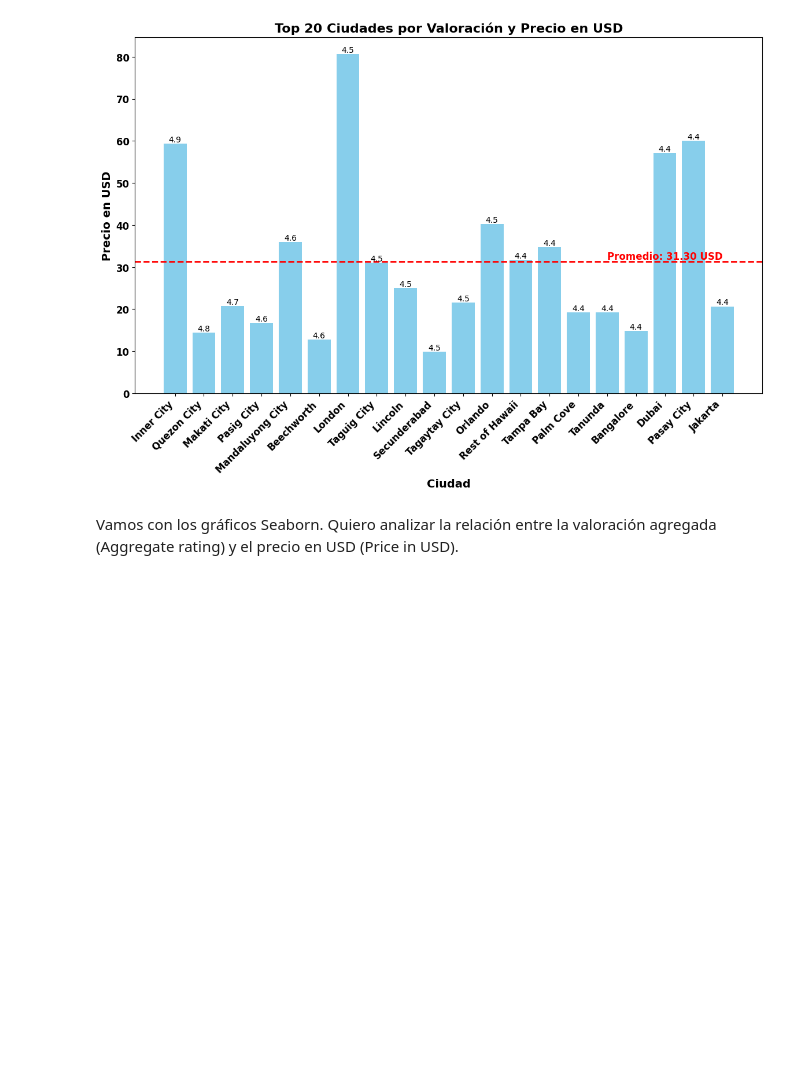
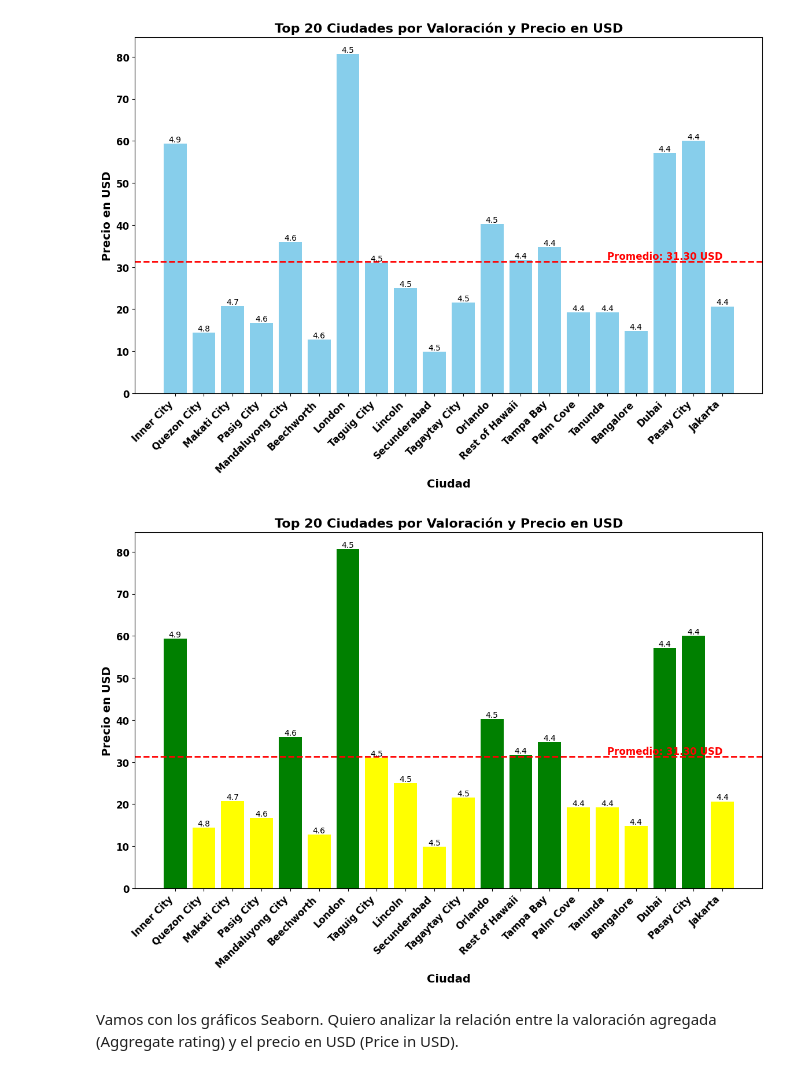
Before and after one commit to fptisato/DataScienceI, a Jupyter notebook: ZOMATO PRIMERA ENTREGA.ipynb, the cells around one changed output. Drawn from its saved outputs; the diff is of its cells as text; code cells hidden in the pictures; blank space fills up the shorter version.

```diff
--- a/ZOMATO PRIMERA ENTREGA.ipynb
+++ b/ZOMATO PRIMERA ENTREGA.ipynb
@@ -305,6 +305,39 @@ plt.yticks(fontsize=12, fontweight='bold')
 plt.show()
 # %% [output]
 [figure]
+# %%
+# A este gráfico de arriba, le voy a agregar parámetros para que las columnas que estén por encima del promedio me las pinte en verde, y las que estén por debajo en amarillo
+
+import matplotlib.pyplot as plt
+
+# Crear el gráfico de columnas
+plt.figure(figsize=(14, 8))
+
+# Definir los colores según el promedio
+colors = ['green' if price > average_price_usd else 'yellow' for price in top_20_cities2['Price in USD']]
+
+bars = plt.bar(top_20_cities2['City'], top_20_cities2['Price in USD'], color=colors)
+
+# Añadir las valoraciones en cada barra
+for bar, rating in zip(bars, top_20_cities2['Aggregate rating']):
+    plt.text(bar.get_x() + bar.get_width() / 2, bar.get_height(), f'{rating:.1f}',
+             ha='center', va='bottom', fontsize=10, color='black')
+
+# Agregar la línea punteada para el precio promedio
+plt.axhline(y=average_price_usd, color='r', linestyle='--', linewidth=2)
+plt.text(len(top_20_cities2) - 1, average_price_usd, f'Promedio: {average_price_usd:.2f} USD',
+         ha='right', va='bottom', fontsize=12, color='red', fontweight='bold')
+
+# Personalizar los ejes
+plt.ylabel('Precio en USD', fontsize=14, fontweight='bold')
+plt.xlabel('Ciudad', fontsize=14, fontweight='bold')
+plt.title('Top 20 Ciudades por Valoración y Precio en USD', fontsize=16, fontweight='bold')
+plt.xticks(rotation=45, ha='right', fontsize=12, fontweight='bold')
+plt.yticks(fontsize=12, fontweight='bold')
+
+plt.show()
+# %% [output]
+[figure, added]
 # %% [markdown]
 Vamos con los gráficos Seaborn. Quiero analizar la relación entre la valoración agregada (Aggregate rating) y el precio en USD (Price in USD).
 # %%
```
Also changed, not shown: parts of 2 cells of this notebook.
